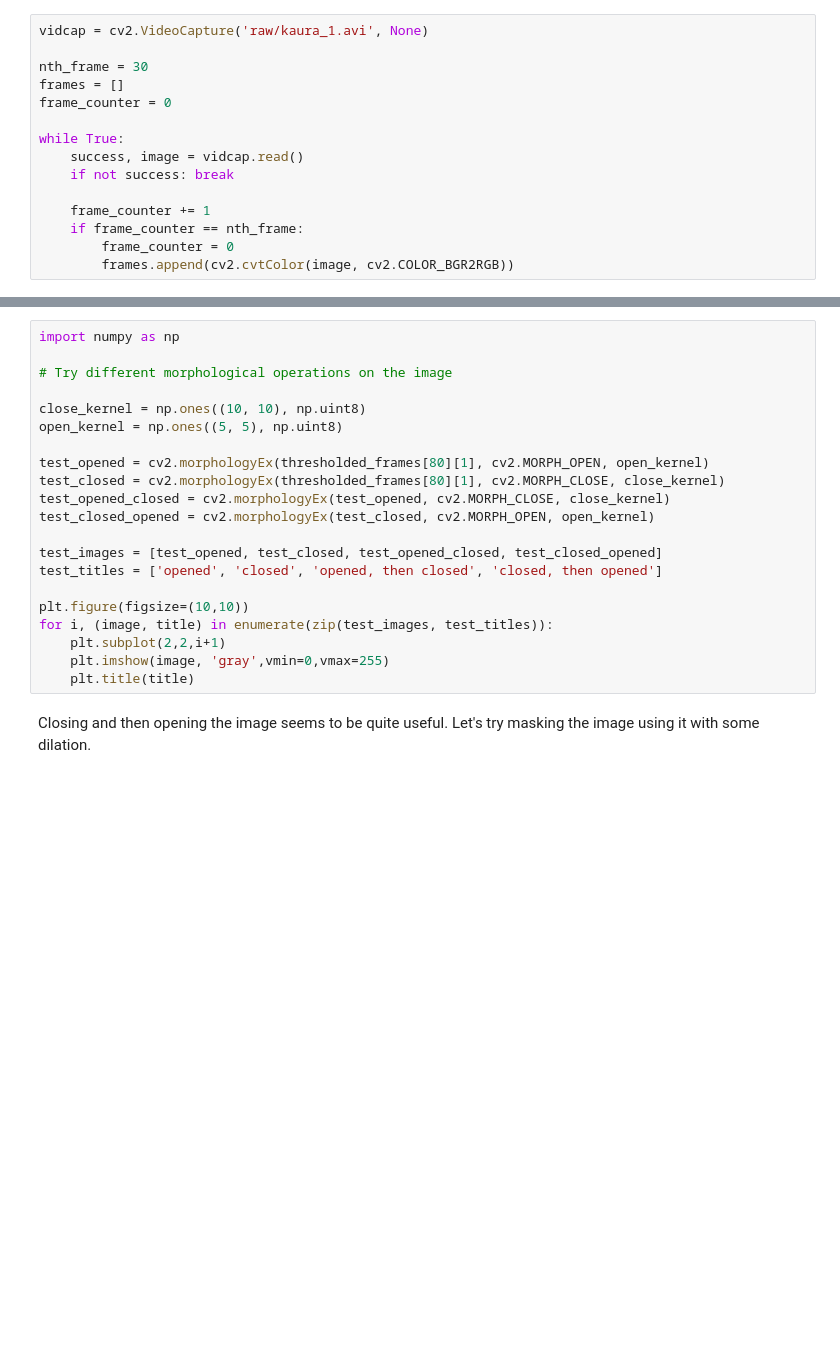
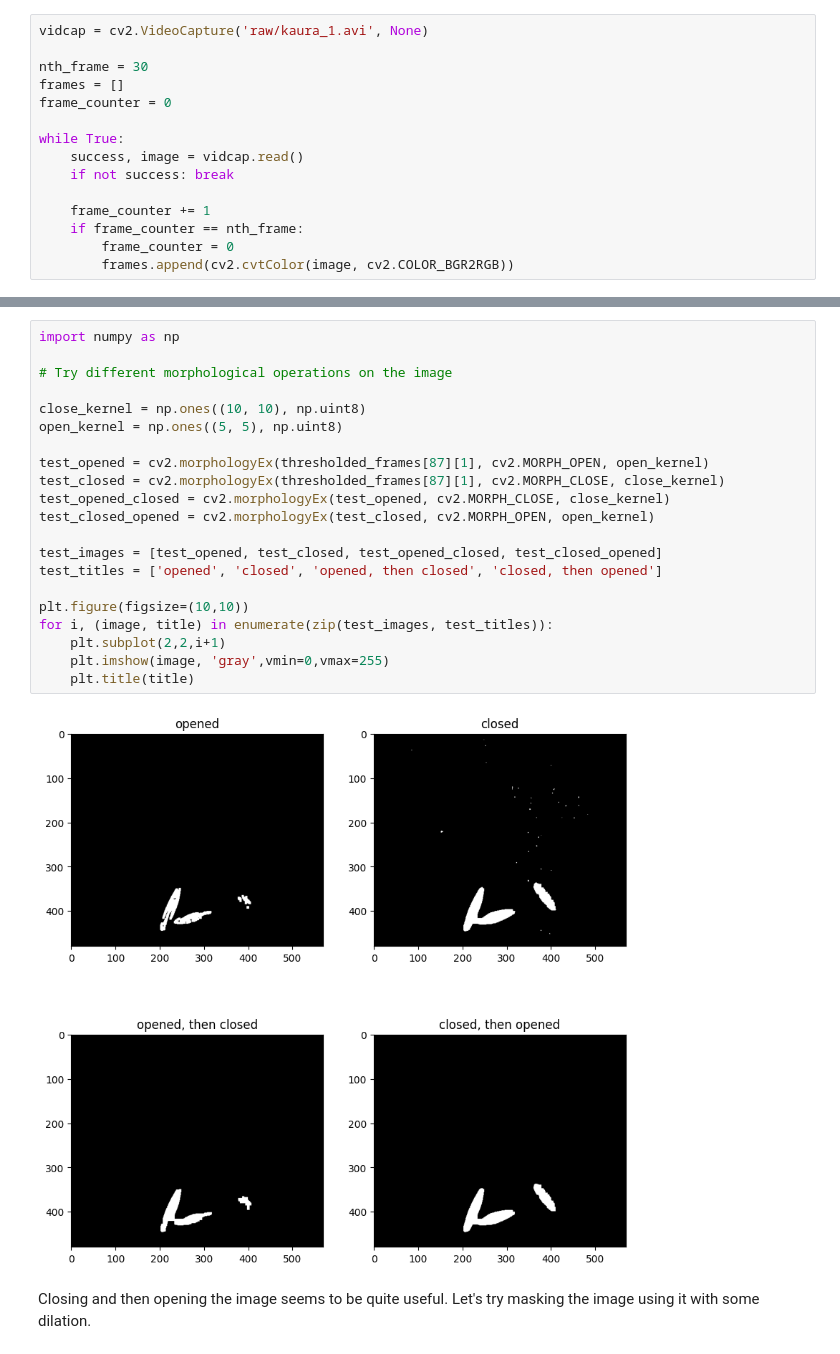
Before and after one commit to MJKagone/Grain-image-classification, a Jupyter notebook: seed_images_from_raw_data.ipynb, the cells around one changed output, grey strips where cells are left out. Cells and saved outputs as stored; diff of their text form; blank space fills up the shorter version.

```diff
--- a/seed_images_from_raw_data.ipynb
+++ b/seed_images_from_raw_data.ipynb
@@ -48,24 +61,26 @@ plt.imshow(thresholded_frames[80][1], 'gray',vmin=0,vmax=255)
 # %%
 import numpy as np
 
 # Try different morphological operations on the image
 
 close_kernel = np.ones((10, 10), np.uint8)
 open_kernel = np.ones((5, 5), np.uint8)
 
-test_opened = cv2.morphologyEx(thresholded_frames[80][1], cv2.MORPH_OPEN, open_kernel)
-test_closed = cv2.morphologyEx(thresholded_frames[80][1], cv2.MORPH_CLOSE, close_kernel)
+test_opened = cv2.morphologyEx(thresholded_frames[87][1], cv2.MORPH_OPEN, open_kernel)
+test_closed = cv2.morphologyEx(thresholded_frames[87][1], cv2.MORPH_CLOSE, close_kernel)
 test_opened_closed = cv2.morphologyEx(test_opened, cv2.MORPH_CLOSE, close_kernel)
 test_closed_opened = cv2.morphologyEx(test_closed, cv2.MORPH_OPEN, open_kernel)
 
 test_images = [test_opened, test_closed, test_opened_closed, test_closed_opened]
 test_titles = ['opened', 'closed', 'opened, then closed', 'closed, then opened']
 
 plt.figure(figsize=(10,10))
 for i, (image, title) in enumerate(zip(test_images, test_titles)):
     plt.subplot(2,2,i+1)
     plt.imshow(image, 'gray',vmin=0,vmax=255)
     plt.title(title)
+# %% [output]
+[figure, added]
 # %% [markdown]
 Closing and then opening the image seems to be quite useful. Let's try masking the image using it with some dilation.
 # %%
```
Also changed, not shown: parts of 6 cells of this notebook, 2 other files.
